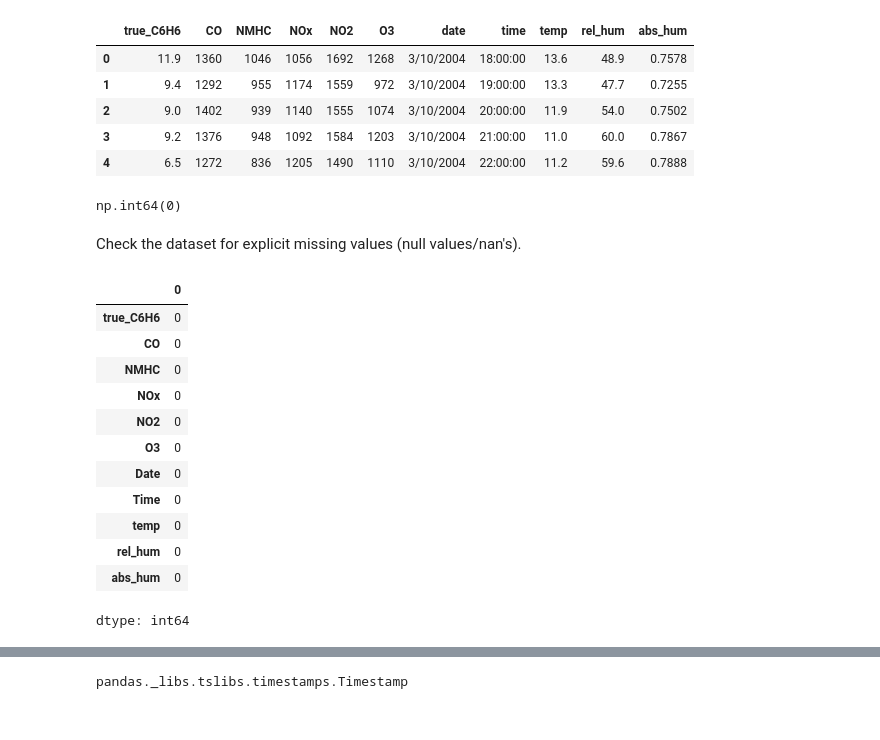
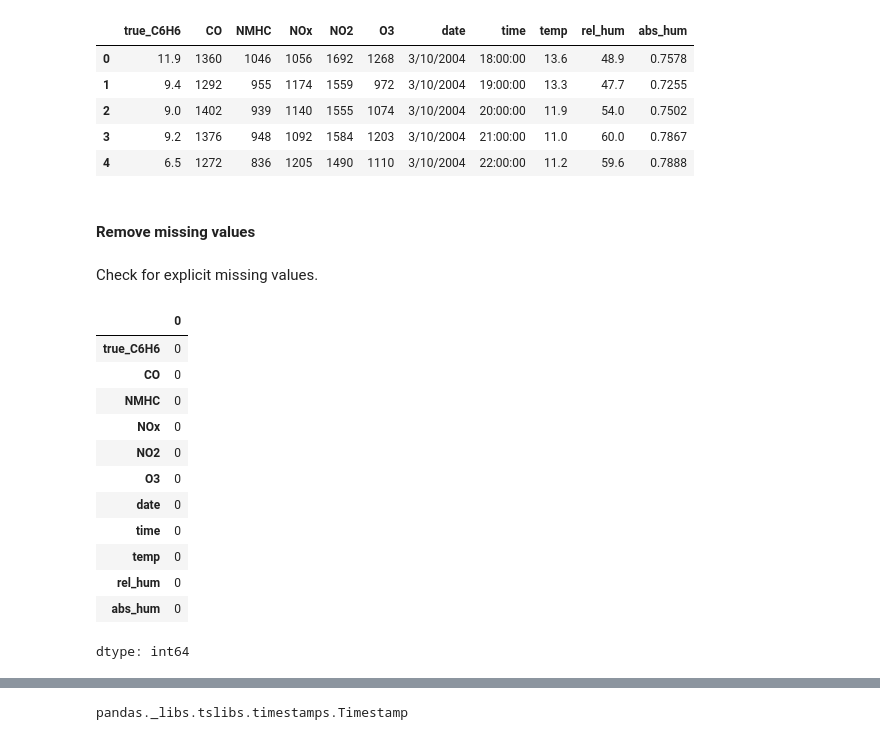
Before and after one commit to Alex-Devoid/ST-554-Project1, a Jupyter notebook: Task2/Task2.ipynb, the cells around one changed output, grey strips where cells are left out. Saved outputs shown, nothing was run; the diff lists cells and outputs as text; code cells hidden in the pictures.

```diff
--- a/Task2/Task2.ipynb
+++ b/Task2/Task2.ipynb
@@ -139,25 +138,23 @@ air_qu.head()
 | 2 | 9.0 | 1402 | 939 | 1140 | 1555 | 1074 | 3/10/2004 | 20:00:00 | 11.9 | 54.0 | 0.7502 |
 | 3 | 9.2 | 1376 | 948 | 1092 | 1584 | 1203 | 3/10/2004 | 21:00:00 | 11.0 | 60.0 | 0.7867 |
 | 4 | 6.5 | 1272 | 836 | 1205 | 1490 | 1110 | 3/10/2004 | 22:00:00 | 11.2 | 59.6 | 0.7888 |
+# %% [markdown]
+#### Remove missing values
+# %% [markdown]
+Check for explicit missing values.
 # %%
-air_qu.Date.isnull().sum()
+air_qu.isnull().sum()
 # %% [output]
+|  | 0 |
+| true_C6H6 | 0 |
+| CO | 0 |
+| NMHC | 0 |
+| NOx | 0 |
+| NO2 | 0 |
+| O3 | 0 |
+| date | 0 |
+| time | 0 |
+| temp | 0 |
+| rel_hum | 0 |
+| abs_hum | 0 |
-np.int64(0)
+dtype: int64
-# %% [markdown]
-Check the dataset for explicit missing values (null values/nan's).
-# %%
-air_qu.isnull().sum() #there are no nan's
-# %% [output]
-|  | 0 |
-| true_C6H6 | 0 |
-| CO | 0 |
-| NMHC | 0 |
-| NOx | 0 |
-| NO2 | 0 |
-| O3 | 0 |
-| Date | 0 |
-| Time | 0 |
-| temp | 0 |
-| rel_hum | 0 |
-| abs_hum | 0 |
-dtype: int64
```
Also changed, not shown: parts of 17 cells of this notebook.
